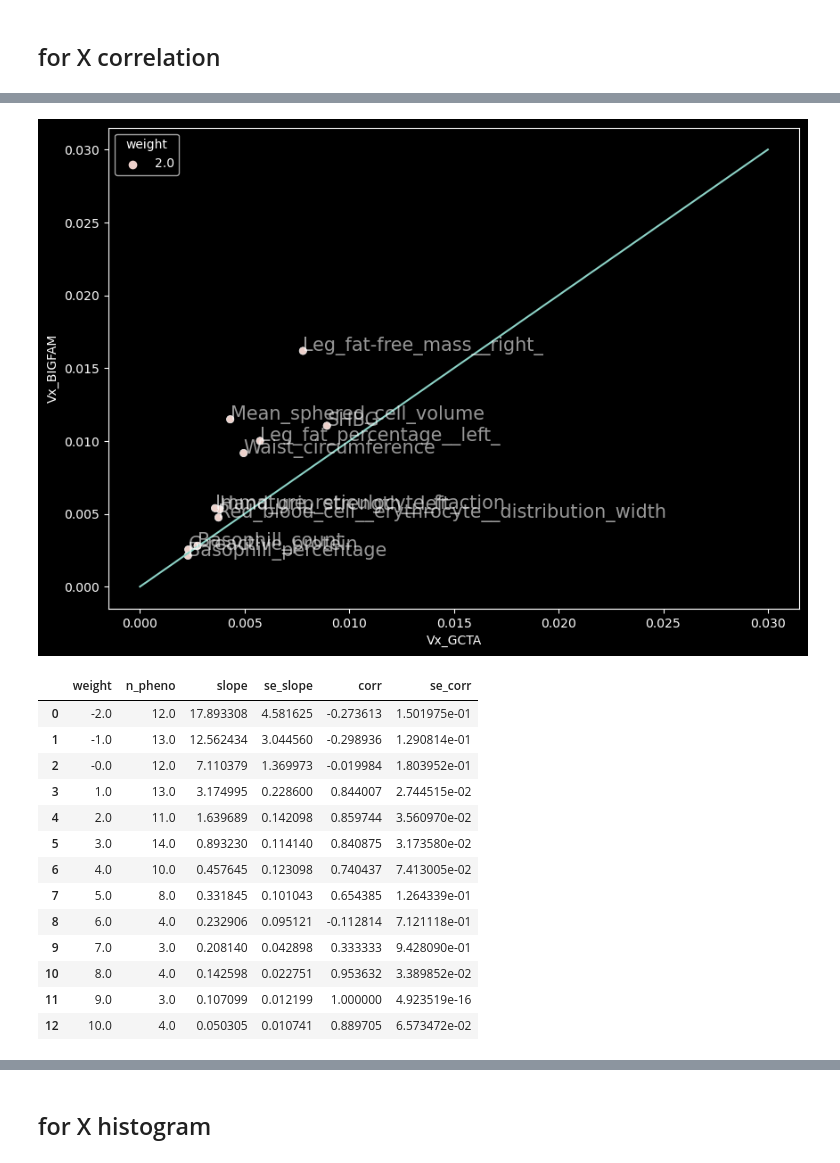
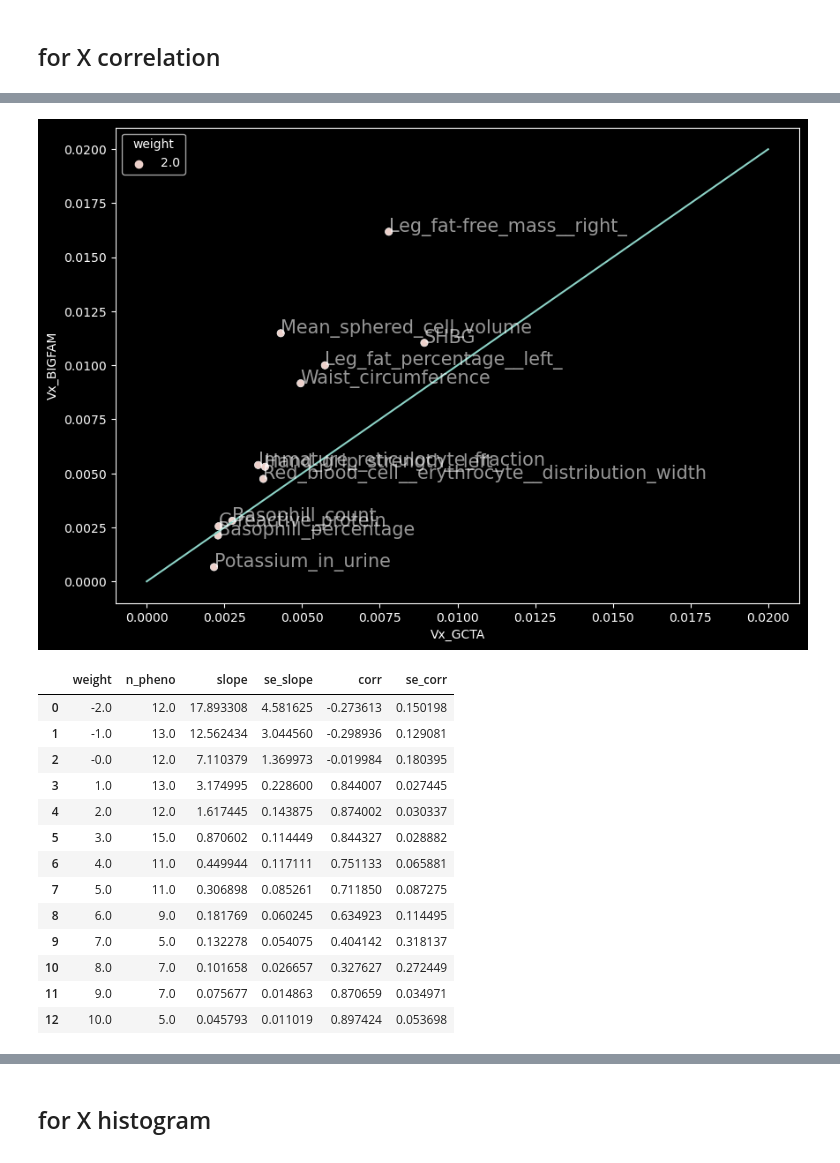
Before and after one commit to jerrylee9310/BIGFAM, a Jupyter notebook: notebook/df_for_plot.ipynb, the cells around one changed output, grey strips where cells are left out. Saved outputs shown, nothing was run; the diff lists cells and outputs as text; code cells hidden in the pictures.

```diff
--- a/notebook/df_for_plot.ipynb
+++ b/notebook/df_for_plot.ipynb
@@ -827,24 +806,29 @@ sorted(df_mrg["pheno"].unique())
+# %%
+df_mrg = pd.read_csv(
+    "/data/jerrylee/pjt/BIGFAM.v.0.1/figures/data/vs_snp.X.filitered.tsv",
+    sep='\t',
+)
 # %%
 fig, ax = plt.subplots(figsize=(10, 7))
 
 for_plot = df_mrg[df_mrg["weight"] == 2] #[(df_mrg["weight"] >= 1) & (df_mrg["weight"] < 4)],
 sns.scatterplot(
     data=for_plot,
     x="Vx_GCTA",
     y="Vx_BIGFAM",
     hue="weight",
     ax=ax
 )
 
 
-ax.plot([0, 0.03], [0, 0.03])
+ax.plot([0, 0.02], [0, 0.02])
 
 for i, pheno in enumerate(for_plot["pheno"]):
     x = for_plot.loc[for_plot["pheno"] == pheno, "Vx_GCTA"].values[0]
     y = for_plot.loc[for_plot["pheno"] == pheno, "Vx_BIGFAM"].values[0]
     ax.annotate(pheno, (x, y), fontsize=15, alpha=0.6)
 # %% [output]
-[figure, old version]
+[figure, new version]
 # %%
 # regression & correlation
 df_reg = pd.DataFrame(
@@ -878,19 +862,19 @@ for weight in sorted(df_mrg["weight"].unique()):
 df_reg
 # %% [output]
 |  | weight | n_pheno | slope | se_slope | corr | se_corr |
-| 0 | -2.0 | 12.0 | 17.893308 | 4.581625 | -0.273613 | 1.501975e-01 |
-| 1 | -1.0 | 13.0 | 12.562434 | 3.044560 | -0.298936 | 1.290814e-01 |
-| 2 | -0.0 | 12.0 | 7.110379 | 1.369973 | -0.019984 | 1.803952e-01 |
-| 3 | 1.0 | 13.0 | 3.174995 | 0.228600 | 0.844007 | 2.744515e-02 |
-| 4 | 2.0 | 11.0 | 1.639689 | 0.142098 | 0.859744 | 3.560970e-02 |
-| 5 | 3.0 | 14.0 | 0.893230 | 0.114140 | 0.840875 | 3.173580e-02 |
-| 6 | 4.0 | 10.0 | 0.457645 | 0.123098 | 0.740437 | 7.413005e-02 |
-| 7 | 5.0 | 8.0 | 0.331845 | 0.101043 | 0.654385 | 1.264339e-01 |
-| 8 | 6.0 | 4.0 | 0.232906 | 0.095121 | -0.112814 | 7.121118e-01 |
-| 9 | 7.0 | 3.0 | 0.208140 | 0.042898 | 0.333333 | 9.428090e-01 |
-| 10 | 8.0 | 4.0 | 0.142598 | 0.022751 | 0.953632 | 3.389852e-02 |
-| 11 | 9.0 | 3.0 | 0.107099 | 0.012199 | 1.000000 | 4.923519e-16 |
-| 12 | 10.0 | 4.0 | 0.050305 | 0.010741 | 0.889705 | 6.573472e-02 |
+| 0 | -2.0 | 12.0 | 17.893308 | 4.581625 | -0.273613 | 0.150198 |
+| 1 | -1.0 | 13.0 | 12.562434 | 3.044560 | -0.298936 | 0.129081 |
+| 2 | -0.0 | 12.0 | 7.110379 | 1.369973 | -0.019984 | 0.180395 |
+| 3 | 1.0 | 13.0 | 3.174995 | 0.228600 | 0.844007 | 0.027445 |
+| 4 | 2.0 | 12.0 | 1.617445 | 0.143875 | 0.874002 | 0.030337 |
+| 5 | 3.0 | 15.0 | 0.870602 | 0.114449 | 0.844327 | 0.028882 |
+| 6 | 4.0 | 11.0 | 0.449944 | 0.117111 | 0.751133 | 0.065881 |
+| 7 | 5.0 | 11.0 | 0.306898 | 0.085261 | 0.711850 | 0.087275 |
+| 8 | 6.0 | 9.0 | 0.181769 | 0.060245 | 0.634923 | 0.114495 |
+| 9 | 7.0 | 5.0 | 0.132278 | 0.054075 | 0.404142 | 0.318137 |
+| 10 | 8.0 | 7.0 | 0.101658 | 0.026657 | 0.327627 | 0.272449 |
+| 11 | 9.0 | 7.0 | 0.075677 | 0.014863 | 0.870659 | 0.034971 |
+| 12 | 10.0 | 5.0 | 0.045793 | 0.011019 | 0.897424 | 0.053698 |
 # %%
 sns.lineplot(
     data=pd.melt(
```
Also changed, not shown: parts of 21 cells of this notebook, 27 other files.
